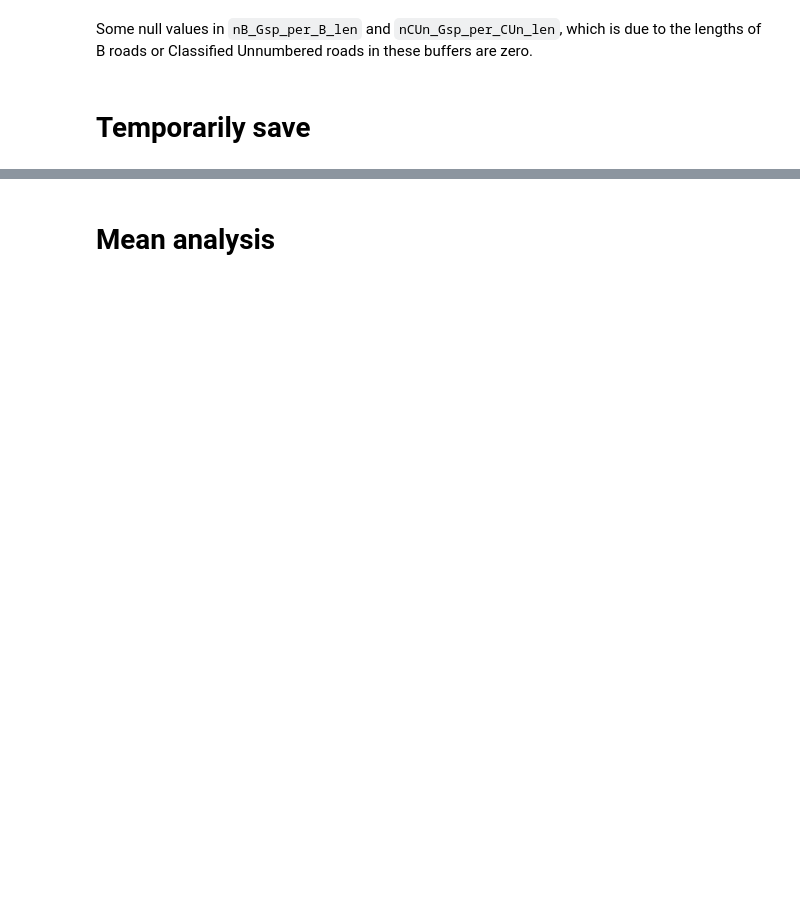
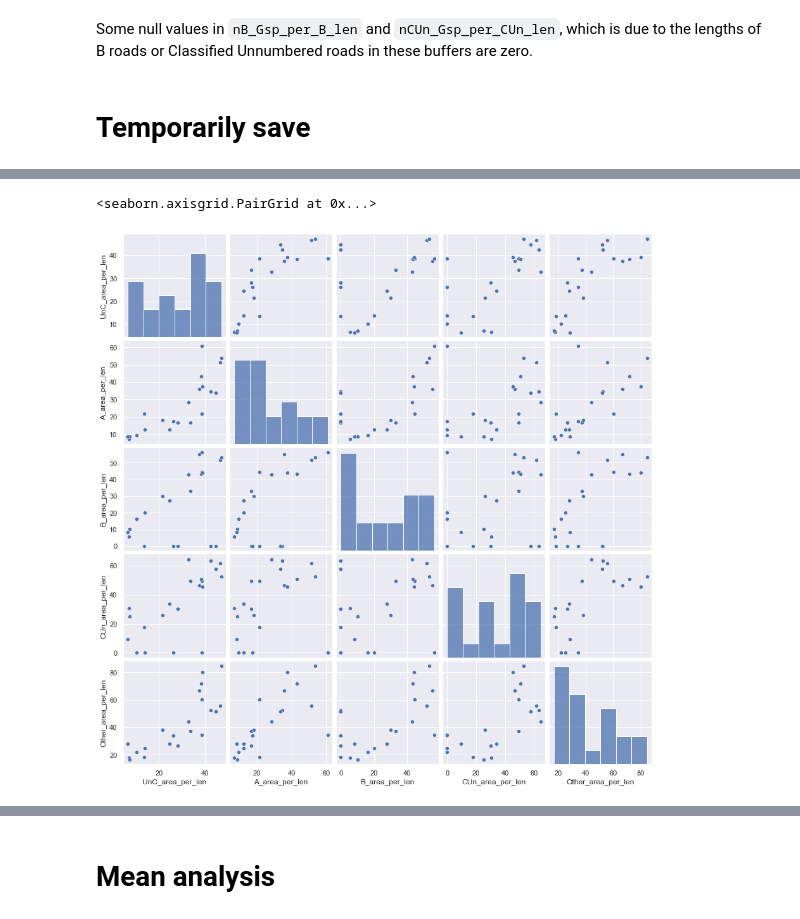
Before and after one commit to yulun-cd/IGS, a Jupyter notebook: DataAnalysis.ipynb, the cells around one changed output, grey strips where cells are left out. Saved outputs shown, nothing was run; the diff lists cells and outputs as text; code cells hidden in the pictures; blank space fills up the shorter version.

```diff
--- a/DataAnalysis.ipynb
+++ b/DataAnalysis.ipynb
@@ -325,7 +313,7 @@ df.to_csv('temp_data.csv', index=False)
 # %% [markdown]
 # Temporarily save
 # %%
-df = pd.read_csv('temp_data.csv')
-df.info()
+exp_df = pd.read_csv('exp_data.csv')
+exp_df.info()
 # %% [output]
 <class 'pandas.core.frame.DataFrame'>
@@ -412,0 +388,7 @@ loc_gdf = pd.merge(df.groupby('Site').mean()[var_names], loc_gdf, left_index=Tru
+# %%
+area_names = []
+edge_names = []
+for i in range(2, 7):
+    area_names.append(exp_df.columns[2*i-1])
+    edge_names.append(exp_df.columns[2*i])
+print(area_names, edge_names)
@@ -570,0 +431,5 @@ reg.score(ap_X_test, ap_y_test)
+# %%
+sns.pairplot(exp_df[area_names])
+# %% [output]
+<seaborn.axisgrid.PairGrid at 0x...>
+[figure, added]
```
Also changed, not shown: parts of 146 cells of this notebook, 2 other files.
